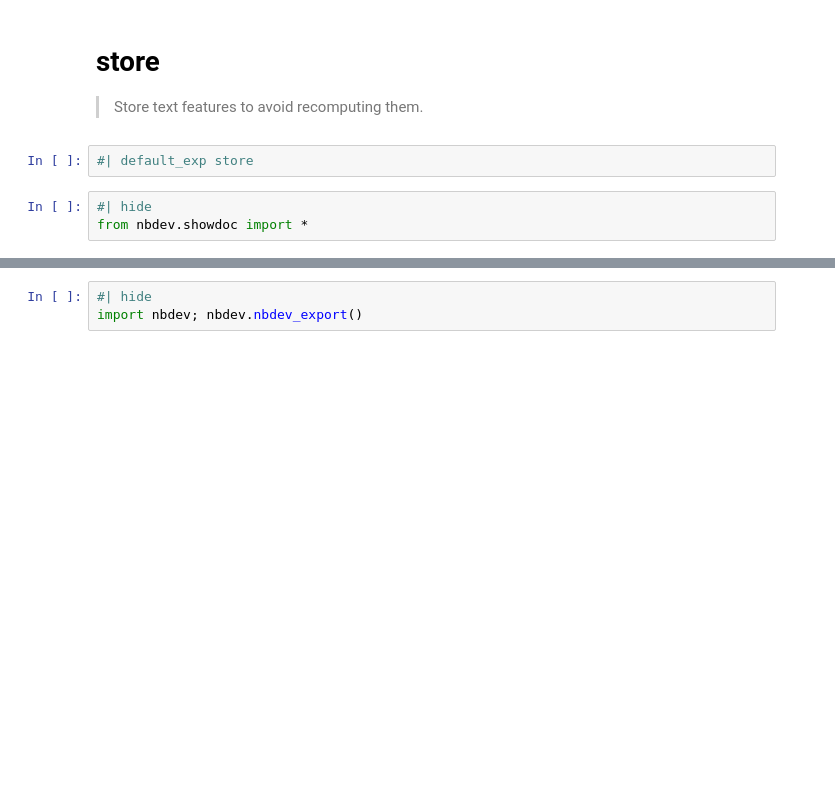
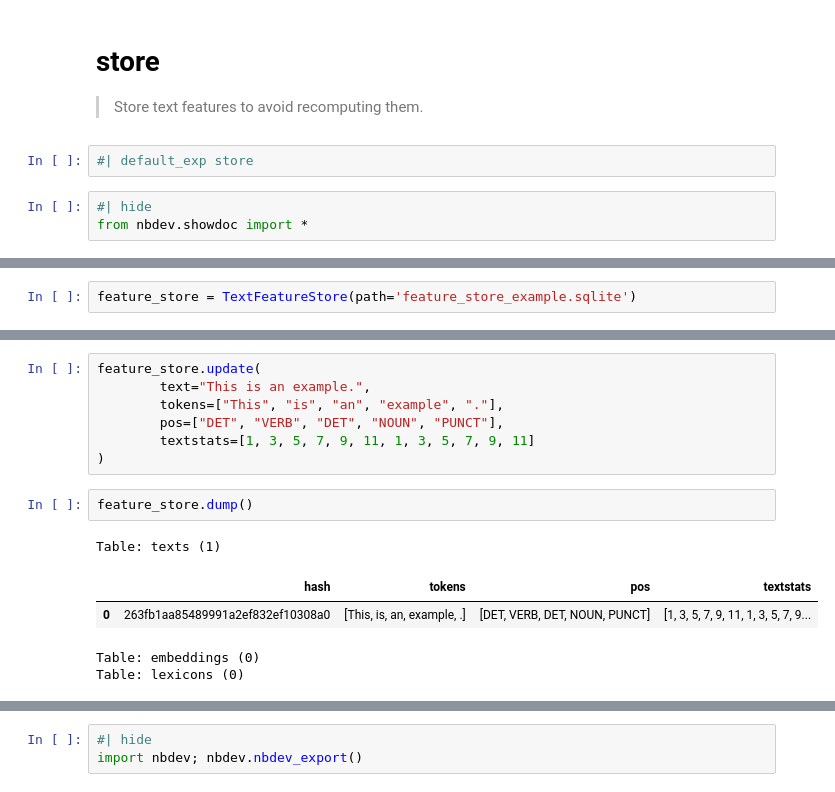
Before and after one commit to polsci/textplumber, a Jupyter notebook: nbs/90_store.ipynb, the cells around one changed output, grey strips where cells are left out. Drawn from its saved outputs; the diff is of its cells as text; blank space fills up the shorter version.

Commit message:
use patch for documentation, add backwards compatibility, add examples and explanations, amend tests for revised components

```diff
--- a/nbs/90_store.ipynb
+++ b/nbs/90_store.ipynb
@@ -288,0 +55,2 @@ TODO: add an example.
+# %%
+feature_store = TextFeatureStore(path='feature_store_example.sqlite')
@@ -288,0 +150,15 @@ TODO: add an example.
+# %%
+feature_store.update(
+		text="This is an example.",
+		tokens=["This", "is", "an", "example", "."],
+		pos=["DET", "VERB", "DET", "NOUN", "PUNCT"],
+		textstats=[1, 3, 5, 7, 9, 11, 1, 3, 5, 7, 9, 11]
+)
+# %%
+feature_store.dump()
+# %% [output]
+Table: texts (1)
+|  | hash | tokens | pos | textstats |
+| 0 | 263fb1aa85489991a2ef832ef10308a0 | [This, is, an, example, .] | [DET, VERB, DET, NOUN, PUNCT] | [1, 3, 5, 7, 9, 11, 1, 3, 5, 7, 9... |
+Table: embeddings (0)
+Table: lexicons (0)
```
Also changed, not shown: parts of 39 cells of this notebook.
